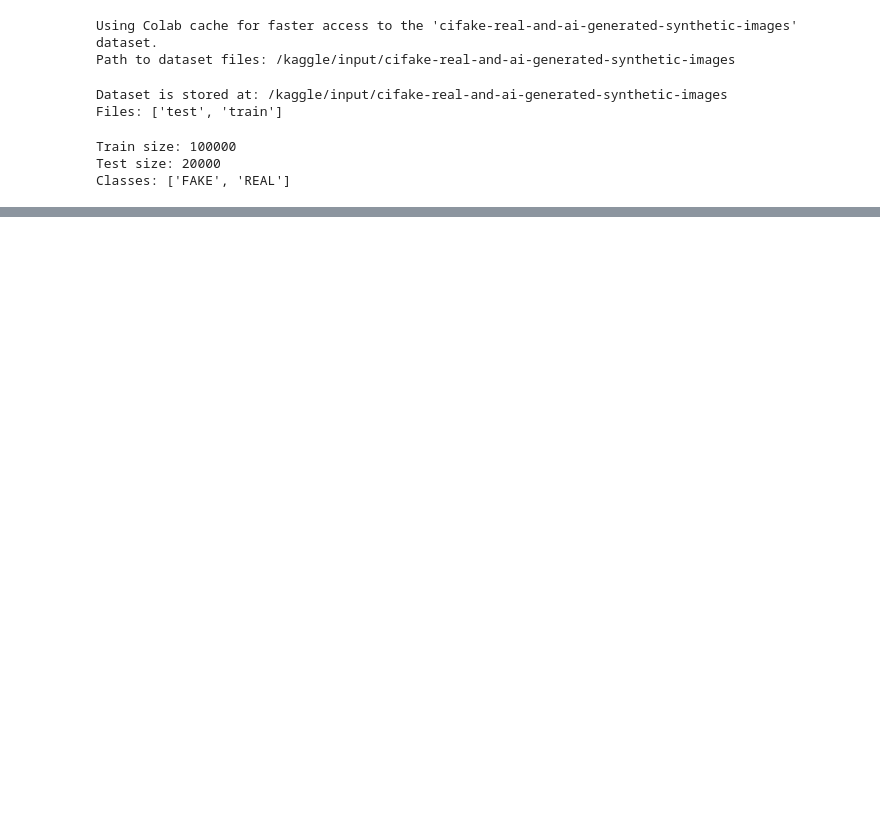
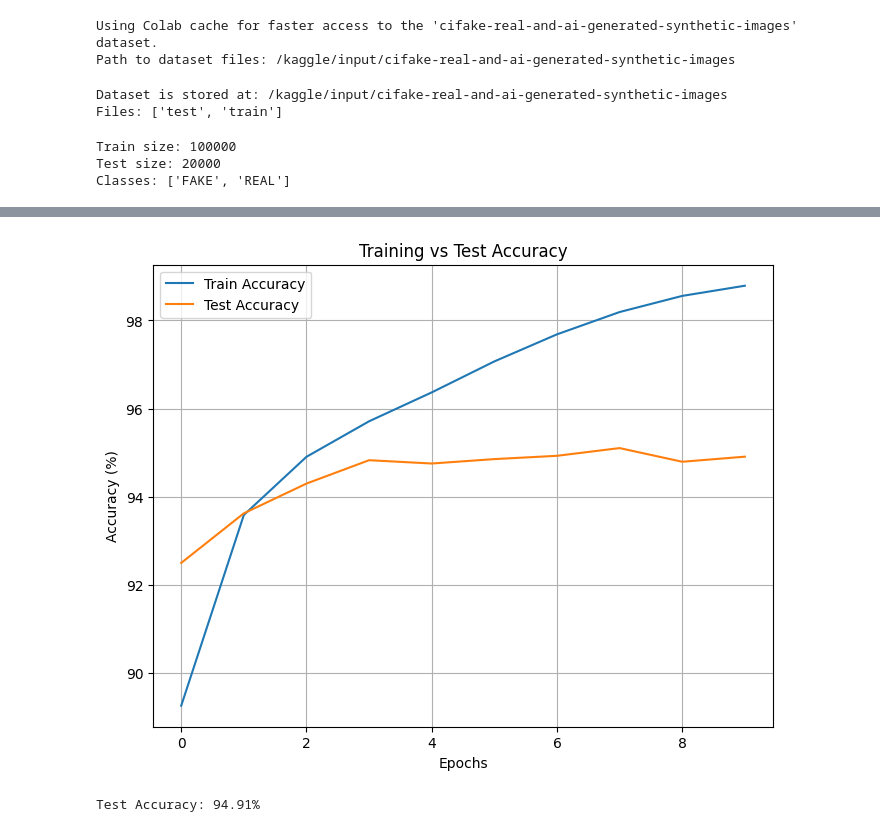
Before and after one commit to Htets-Corner/CIFAKE, a Jupyter notebook: CIFAKE.ipynb, the cells around one changed output, grey strips where cells are left out. Drawn from its saved outputs; the diff is of its cells as text; code cells hidden in the pictures; blank space fills up the shorter version.

```diff
--- a/CIFAKE.ipynb
+++ b/CIFAKE.ipynb
@@ -152,0 +181,27 @@ print(f'Training Took: {total/60} minutes!')
+# %%
+# Plot Accuracy Curves
+plt.figure(figsize=(8,6))
+plt.plot(train_correct, label='Train Accuracy')
+plt.plot(test_correct, label='Test Accuracy')
+plt.xlabel('Epochs')
+plt.ylabel('Accuracy (%)')
+plt.title('Training vs Test Accuracy')
+plt.legend()
+plt.grid(True)
+plt.show()
+# %% [output]
+[figure, added]
+# %%
+correct, total = 0, 0
+model.eval()
+with torch.no_grad():
+    for images, labels in test_loader:
+        images, labels = images.to(device), labels.to(device)
+        outputs = model(images)
+        _, predicted = torch.max(outputs, 1)
+        total += labels.size(0)
+        correct += (predicted == labels).sum().item()
+
+print(f"Test Accuracy: {100 * correct / total:.2f}%")
+# %% [output]
+Test Accuracy: 94.91%
```
Also changed, not shown: parts of 2 cells of this notebook.
